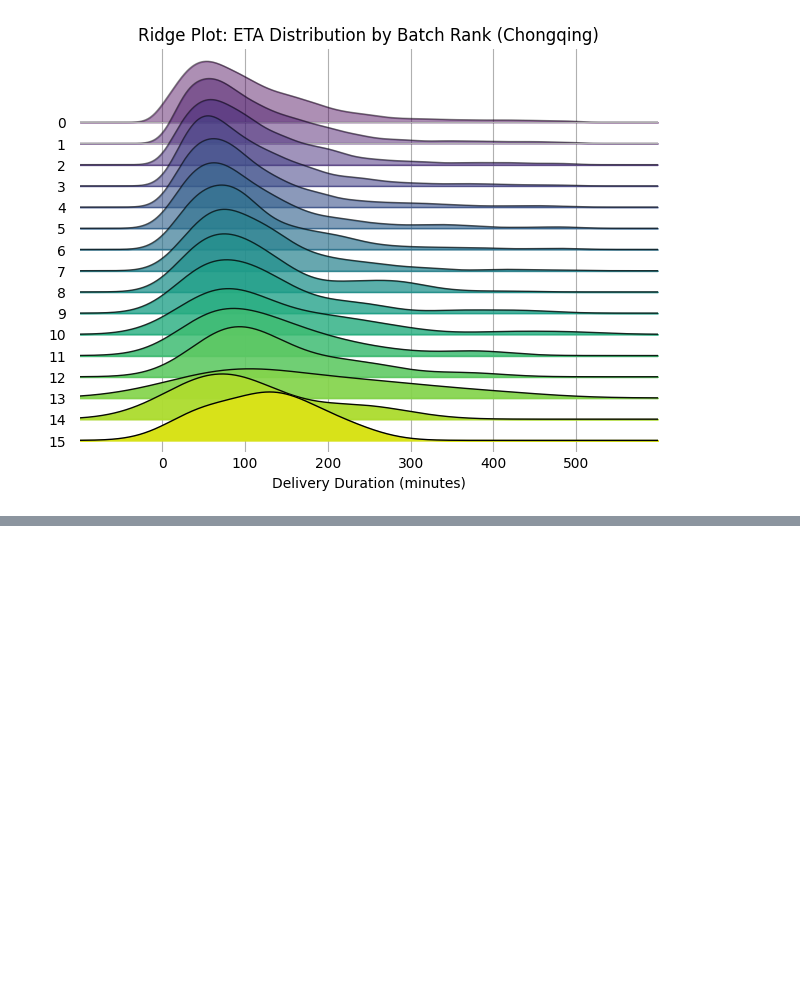
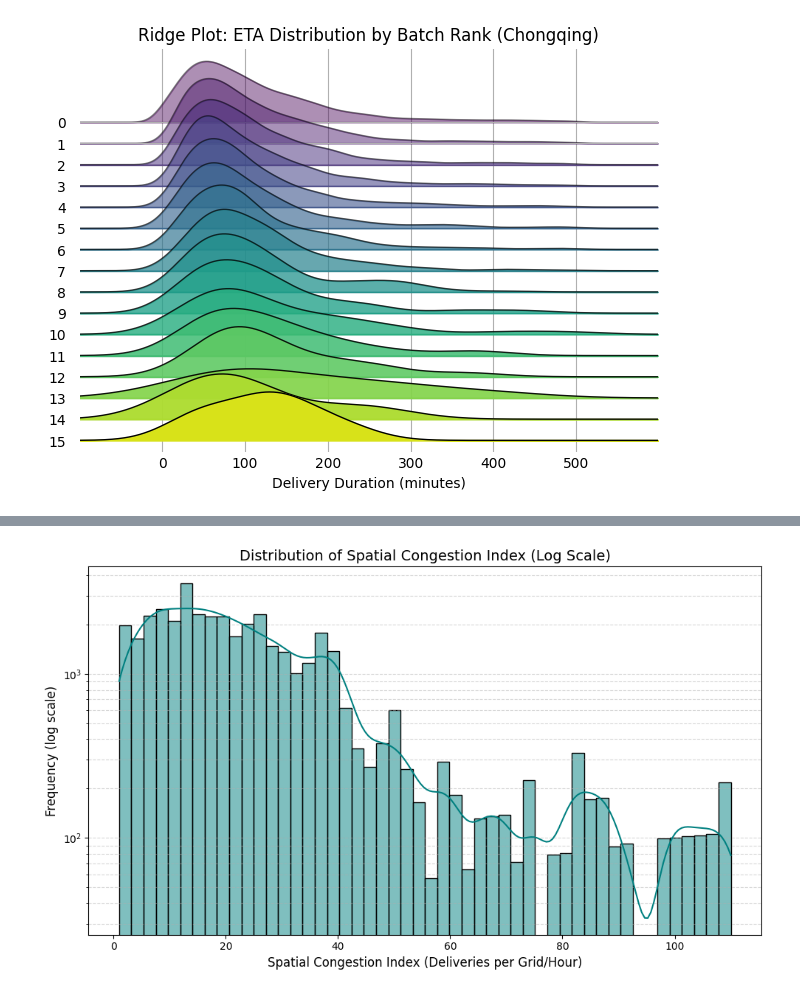
Before and after one commit to aymuos/starship, a Jupyter notebook: fundamental_EDA/feature_creator_hz.ipynb, the cells around one changed output, grey strips where cells are left out. Drawn from its saved outputs; the diff is of its cells as text; code cells hidden in the pictures; blank space fills up the shorter version.

```diff
--- a/fundamental_EDA/feature_creator_hz.ipynb
+++ b/fundamental_EDA/feature_creator_hz.ipynb
@@ -2356,0 +2393,29 @@ plt.show()
+# %%
+import matplotlib.pyplot as plt
+import seaborn as sns
+
+# 1. Create a figure and axis
+plt.figure(figsize=(10, 6))
+
+# 2. & 3. Plot histogram with KDE overlay
+sns.histplot(
+    features['spatial_congestion_index'],
+    kde=True,
+    color='teal',
+    bins=50
+)
+
+# 4. Apply logarithmic scale to the y-axis
+plt.yscale('log')
+
+# 5. Add axis labels and a descriptive title
+plt.xlabel('Spatial Congestion Index (Deliveries per Grid/Hour)', fontsize=12)
+plt.ylabel('Frequency (log scale)', fontsize=12)
+plt.title('Distribution of Spatial Congestion Index (Log Scale)', fontsize=14)
+
+# 6. Add grid for better readability and display the plot
+plt.grid(axis='y', linestyle='--', alpha=0.5, which='both')
+plt.tight_layout()
+plt.show()
+# %% [output]
+[figure, added]
```
Also changed, not shown: parts of 1 cell of this notebook.
